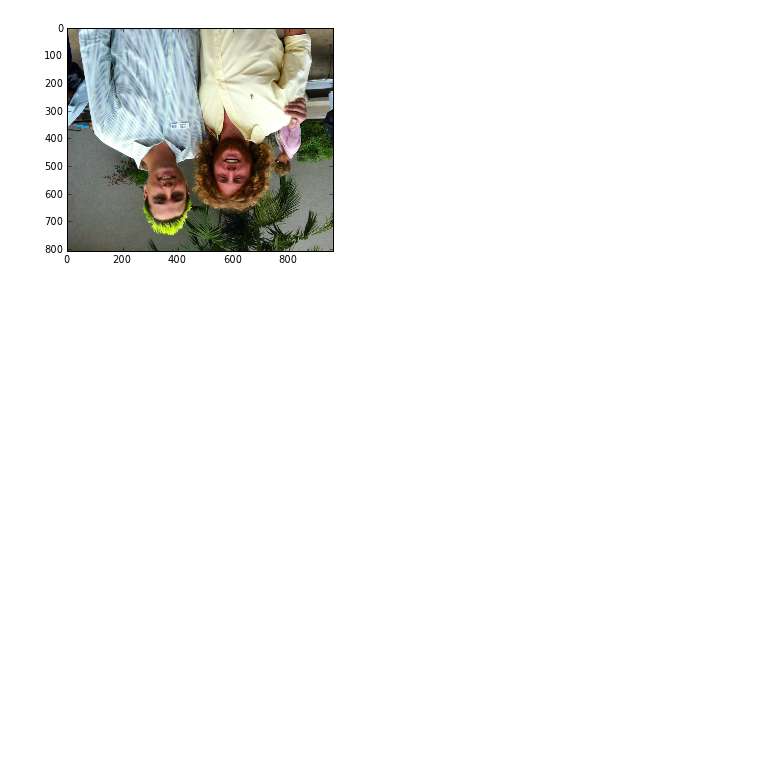
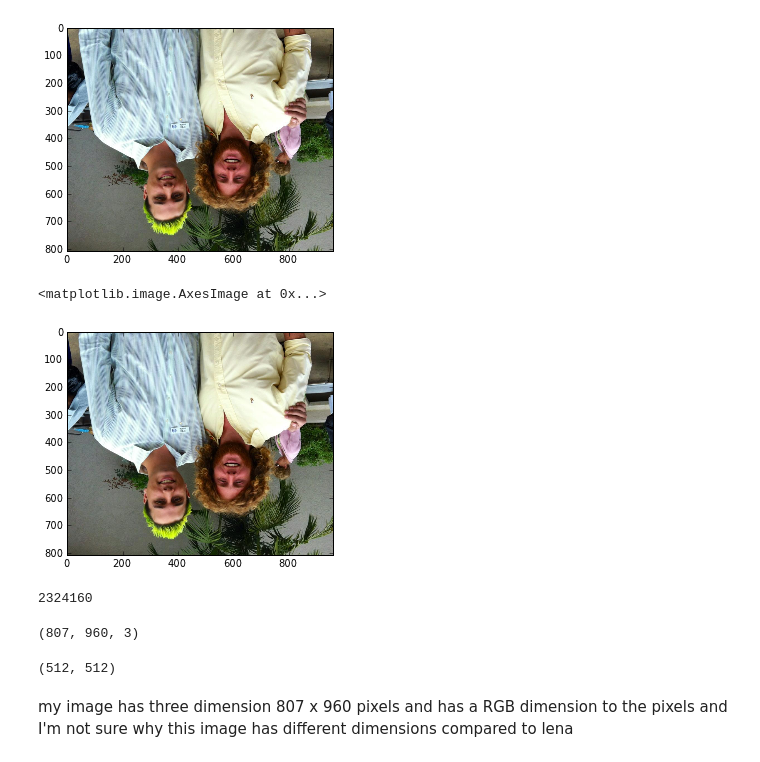
Before and after one commit to bhnorris/PHYS202-S13, a Jupyter notebook: Week3/numpyEx1.ipynb, the cells around one changed output. Saved outputs shown, nothing was run; the diff lists cells and outputs as text; code cells hidden in the pictures; blank space fills up the shorter version.

```diff
--- a/Week3/numpyEx1.ipynb
+++ b/Week3/numpyEx1.ipynb
@@ -211,3 +211,23 @@ imshow(img)
 # %% [output]
 <matplotlib.image.AxesImage at 0x...>
 [figure]
+# %%
+img = imread('/nfshome/bhnorris/PHYS202-S13/Week3/540016_10200355923254950_918495044_n.jpg')
+imshow(img)
+# %% [output]
+<matplotlib.image.AxesImage at 0x...>
+[figure, added]
+# %%
+img.size
+# %% [output]
+2324160
+# %%
+print img.shape
+# %% [output]
+(807, 960, 3)
+# %%
+print lena.shape
+# %% [output]
+(512, 512)
+# %% [markdown]
+my image has three dimension 807 x 960 pixels and has a RGB dimension to the pixels and I'm not sure why this image has different dimensions compared to lena
```
Also changed, not shown: parts of 3 cells of this notebook, 4 other files.
